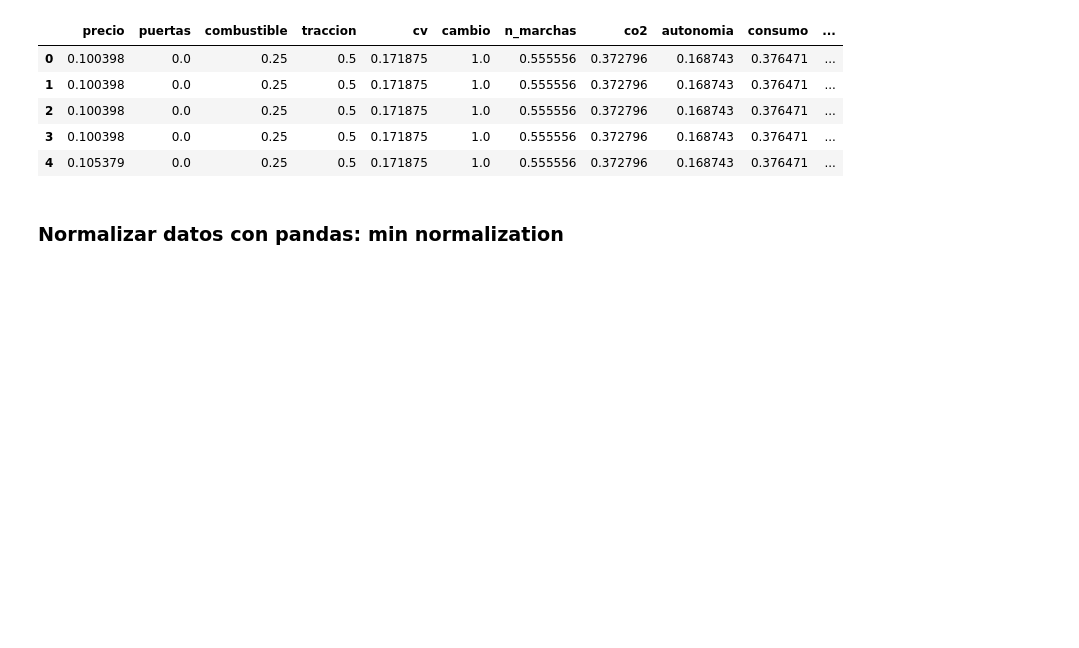
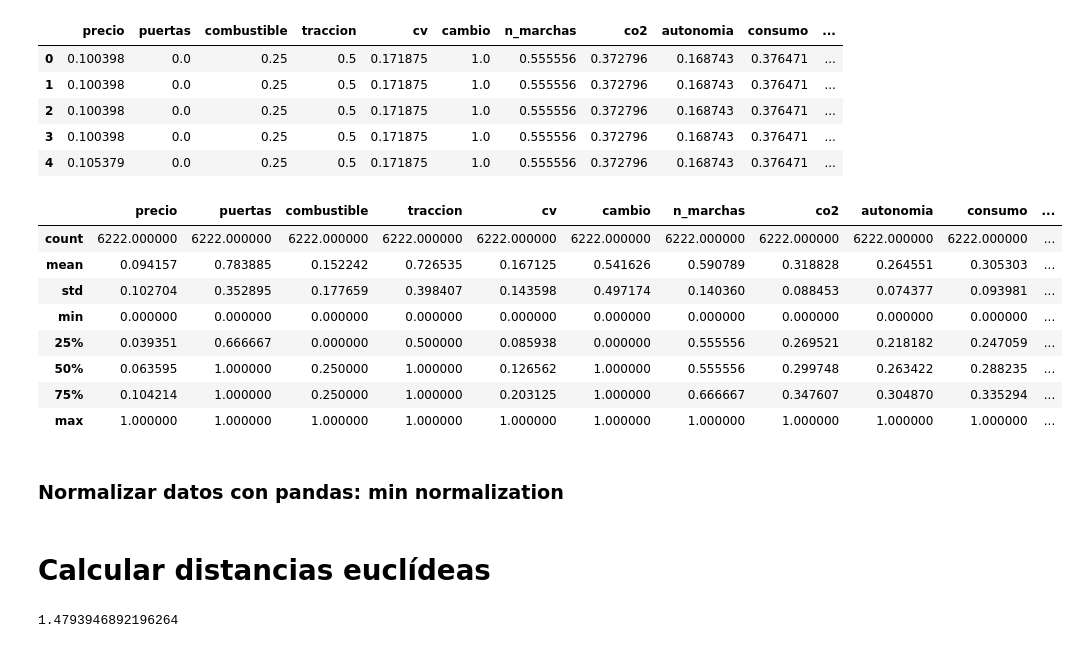
Before and after one commit to prealfer/TFM_Recomendador_de_automoviles, a Jupyter notebook: Construcción Dataframe definitivo.ipynb, the cells around one changed output. Saved outputs shown, nothing was run; the diff lists cells and outputs as text; code cells hidden in the pictures; blank space fills up the shorter version.

```diff
--- a/Construcción Dataframe definitivo.ipynb
+++ b/Construcción Dataframe definitivo.ipynb
@@ -1988,7 +1988,21 @@ normalizada.head()
 | 2 | 0.100398 | 0.0 | 0.25 | 0.5 | 0.171875 | 1.0 | 0.555556 | 0.372796 | 0.168743 | 0.376471 | ... |
 | 3 | 0.100398 | 0.0 | 0.25 | 0.5 | 0.171875 | 1.0 | 0.555556 | 0.372796 | 0.168743 | 0.376471 | ... |
 | 4 | 0.105379 | 0.0 | 0.25 | 0.5 | 0.171875 | 1.0 | 0.555556 | 0.372796 | 0.168743 | 0.376471 | ... |
+# %%
+normalizada.describe()
+# %% [output]
+|  | precio | puertas | combustible | traccion | cv | cambio | n_marchas | co2 | autonomia | consumo | ... |
+| count | 6222.000000 | 6222.000000 | 6222.000000 | 6222.000000 | 6222.000000 | 6222.000000 | 6222.000000 | 6222.000000 | 6222.000000 | 6222.000000 | ... |
+| mean | 0.094157 | 0.783885 | 0.152242 | 0.726535 | 0.167125 | 0.541626 | 0.590789 | 0.318828 | 0.264551 | 0.305303 | ... |
+| std | 0.102704 | 0.352895 | 0.177659 | 0.398407 | 0.143598 | 0.497174 | 0.140360 | 0.088453 | 0.074377 | 0.093981 | ... |
+| min | 0.000000 | 0.000000 | 0.000000 | 0.000000 | 0.000000 | 0.000000 | 0.000000 | 0.000000 | 0.000000 | 0.000000 | ... |
+| 25% | 0.039351 | 0.666667 | 0.000000 | 0.500000 | 0.085938 | 0.000000 | 0.555556 | 0.269521 | 0.218182 | 0.247059 | ... |
+| 50% | 0.063595 | 1.000000 | 0.250000 | 1.000000 | 0.126562 | 1.000000 | 0.555556 | 0.299748 | 0.263422 | 0.288235 | ... |
+| 75% | 0.104214 | 1.000000 | 0.250000 | 1.000000 | 0.203125 | 1.000000 | 0.666667 | 0.347607 | 0.304870 | 0.335294 | ... |
+| max | 1.000000 | 1.000000 | 1.000000 | 1.000000 | 1.000000 | 1.000000 | 1.000000 | 1.000000 | 1.000000 | 1.000000 | ... |
 # %% [markdown]
 ###  Normalizar datos con pandas: min normalization
 # %%
 normalized_min_prueba = (prueba-prueba.min())/(prueba.max()-prueba.min())
+# %% [markdown]
+# Calcular distancias euclídeas
@@ -1994,0 +2011,4 @@ normalized_min_prueba = (prueba-prueba.min())/(prueba.max()-prueba.min())
+# %%
+distance.euclidean(array_norm[5909], array_norm[5880])
+# %% [output]
+1.4793946892196264
```
Also changed, not shown: parts of 7 cells of this notebook.
